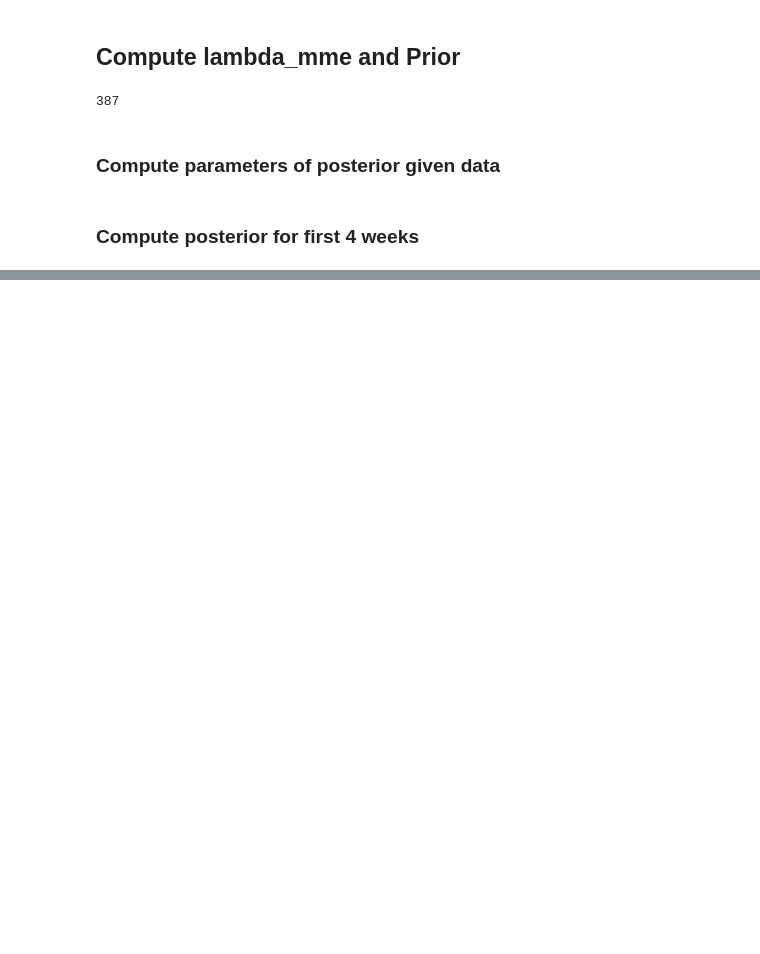
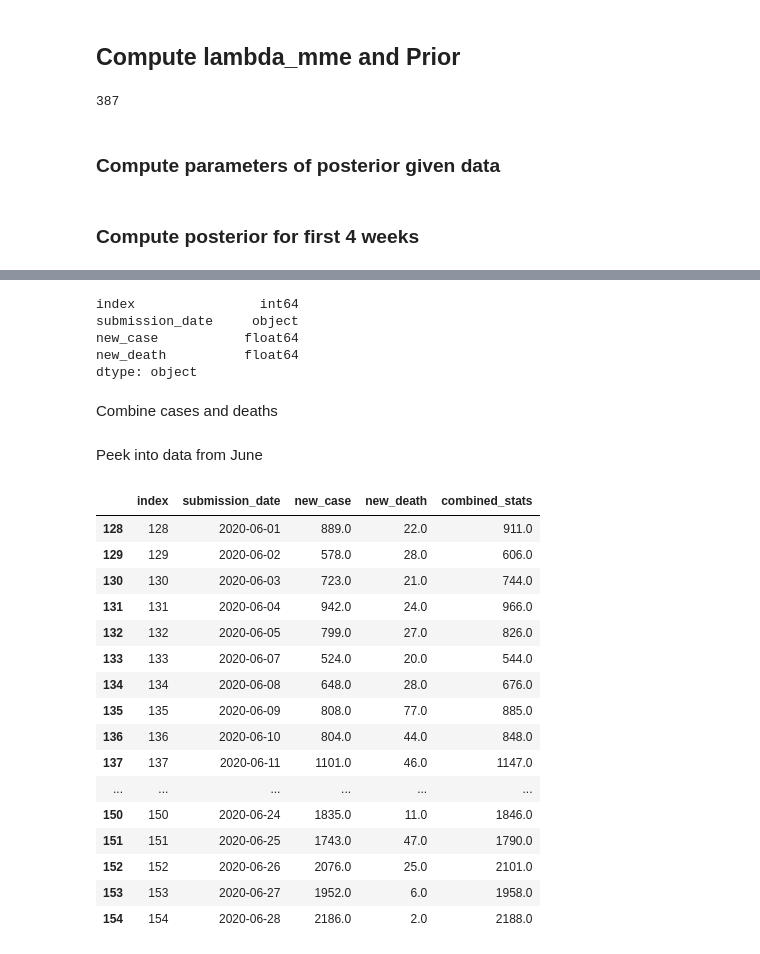
Before and after one commit to manal3112/cse-544-project, a Jupyter notebook: task_c.ipynb, the cells around one changed output, grey strips where cells are left out. Drawn from its saved outputs; the diff is of its cells as text; code cells hidden in the pictures; blank space fills up the shorter version.

```diff
--- a/task_c.ipynb
+++ b/task_c.ipynb
@@ -176,0 +152,3 @@ alpha_post, beta_post
+# %%
+cases_deaths = pd.read_csv('./georgia_cases_deaths.csv')
+cases_deaths.head()
@@ -176,0 +162,12 @@ alpha_post, beta_post
+# %%
+cases_deaths.dtypes
+# %% [output]
+index                int64
+submission_date     object
+new_case           float64
+new_death          float64
+dtype: object
+# %%
+cases_deaths['submission_date'] = pd.to_datetime(cases_deaths['submission_date'])
+# %% [markdown]
+Combine cases and deaths
@@ -176,0 +176,24 @@ alpha_post, beta_post
+# %% [markdown]
+Peek into data from June
+# %%
+mask_first_four_weeks = (cases_deaths['submission_date'] >= '2020-06-01') & \
+(cases_deaths['submission_date'] <= '2020-06-28')
+cases_deaths[mask_first_four_weeks]
+# %% [output]
+|  | index | submission_date | new_case | new_death | combined_stats |
+| 128 | 128 | 2020-06-01 | 889.0 | 22.0 | 911.0 |
+| 129 | 129 | 2020-06-02 | 578.0 | 28.0 | 606.0 |
+| 130 | 130 | 2020-06-03 | 723.0 | 21.0 | 744.0 |
+| 131 | 131 | 2020-06-04 | 942.0 | 24.0 | 966.0 |
+| 132 | 132 | 2020-06-05 | 799.0 | 27.0 | 826.0 |
+| 133 | 133 | 2020-06-07 | 524.0 | 20.0 | 544.0 |
+| 134 | 134 | 2020-06-08 | 648.0 | 28.0 | 676.0 |
+| 135 | 135 | 2020-06-09 | 808.0 | 77.0 | 885.0 |
+| 136 | 136 | 2020-06-10 | 804.0 | 44.0 | 848.0 |
+| 137 | 137 | 2020-06-11 | 1101.0 | 46.0 | 1147.0 |
+| ... | ... | ... | ... | ... | ... |
+| 150 | 150 | 2020-06-24 | 1835.0 | 11.0 | 1846.0 |
+| 151 | 151 | 2020-06-25 | 1743.0 | 47.0 | 1790.0 |
+| 152 | 152 | 2020-06-26 | 2076.0 | 25.0 | 2101.0 |
+| 153 | 153 | 2020-06-27 | 1952.0 | 6.0 | 1958.0 |
+| 154 | 154 | 2020-06-28 | 2186.0 | 2.0 | 2188.0 |
```
Also changed, not shown: parts of 46 cells of this notebook.
